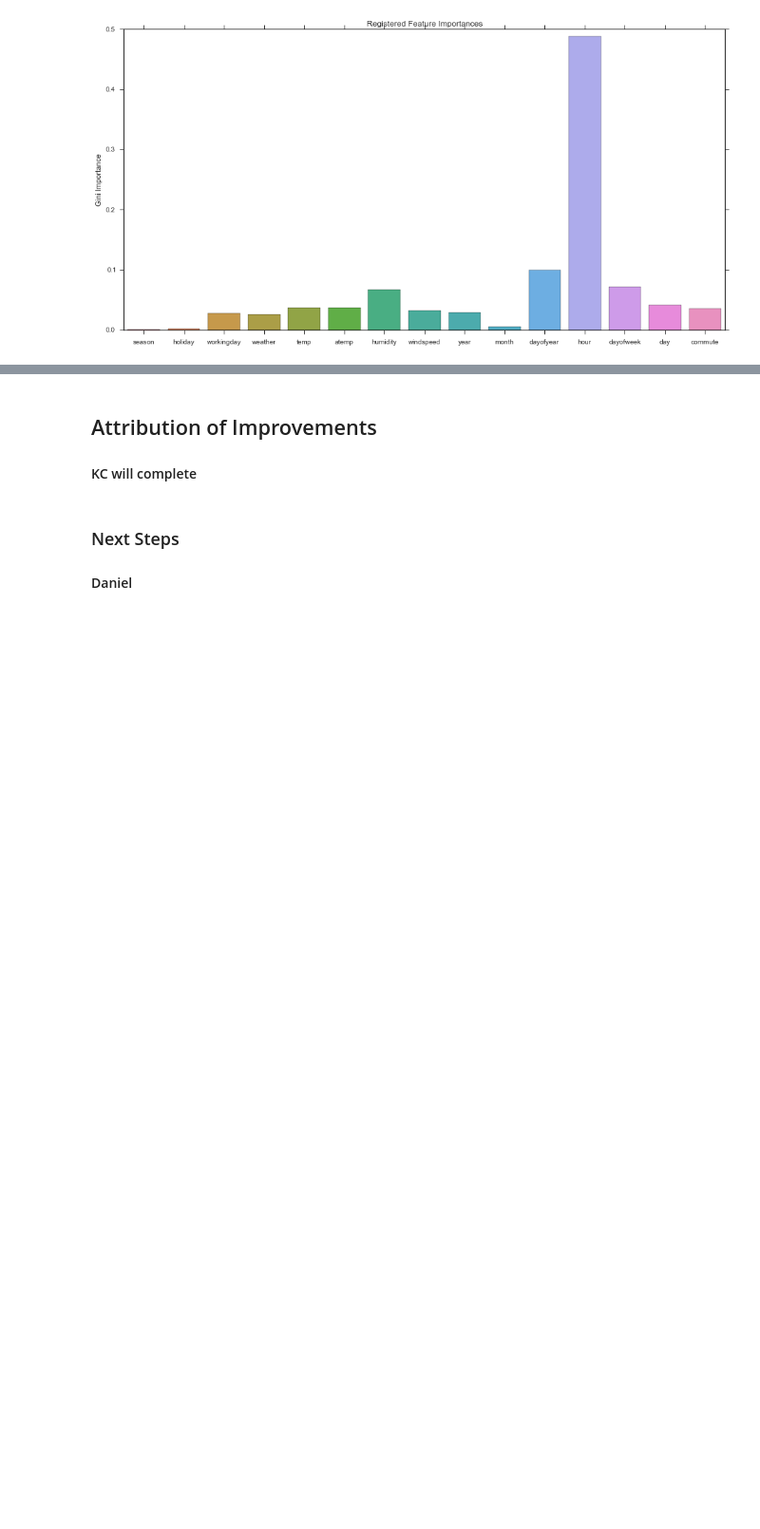
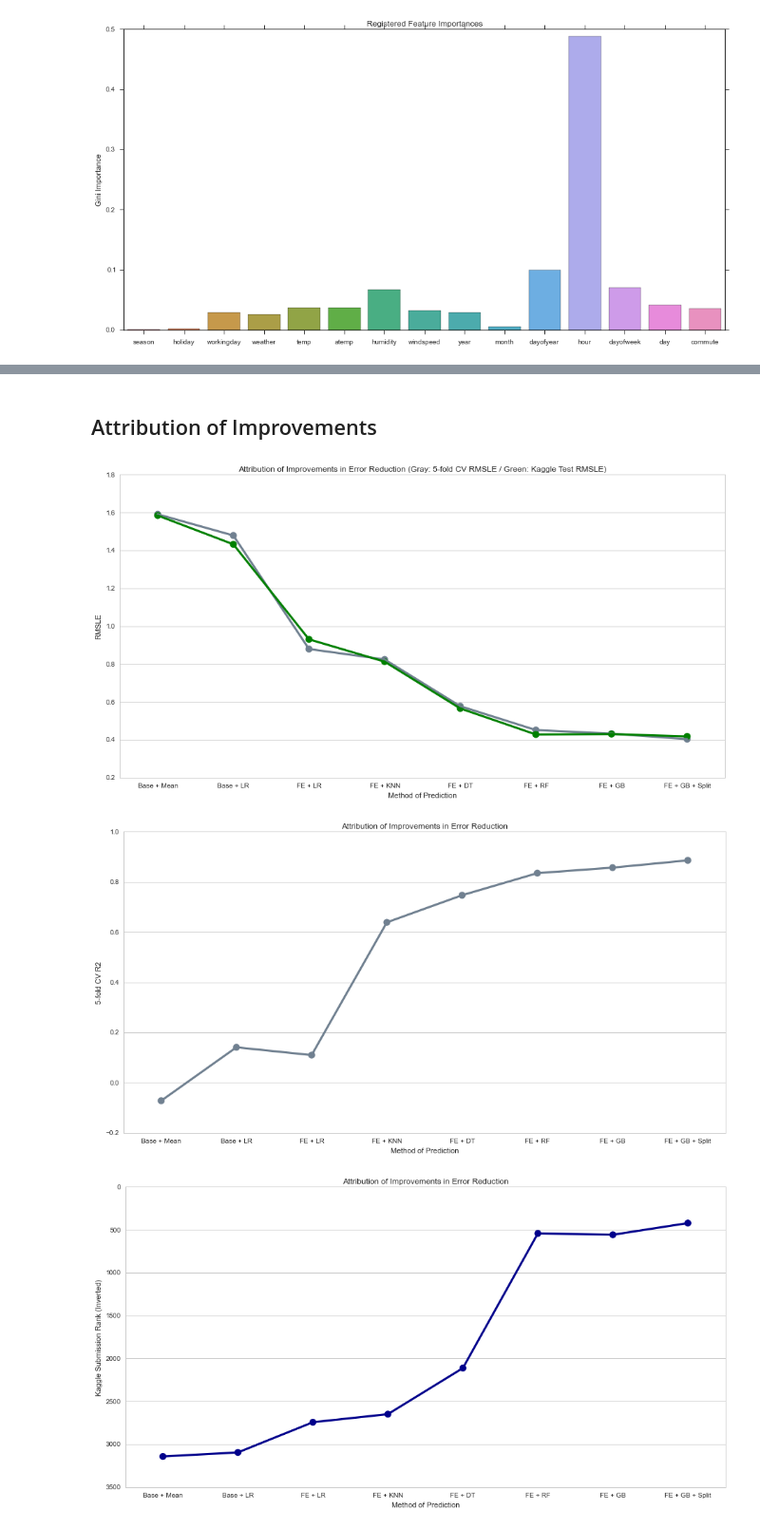
Before and after one commit to KonniamChan/ML_Projects_W207, a Jupyter notebook: project_bikesharing.ipynb, the cells around one changed output, grey strips where cells are left out. Shown at 95% size. Saved outputs shown, nothing was run; the diff lists cells and outputs as text; code cells hidden in the pictures; blank space fills up the shorter version.

```diff
--- a/project_bikesharing.ipynb
+++ b/project_bikesharing.ipynb
@@ -573,6 +466,2 @@ Total RMSLE: 0.404
 # %% [markdown]
 ## Attribution of Improvements
-#### KC will complete
-# %% [markdown]
-### Next Steps
-#### Daniel
@@ -593,0 +468,32 @@ df_submission.to_csv(out_path, index=False)
+# %%
+# We'll collect the CV errors and errors on the test set submission on Kaggle
+# 3252 susbmissions total
+attribution = pd.DataFrame({'reg_names': ['Base + Mean', 'Base + LR', 'FE + LR', 'FE + KNN', 'FE + DT', 'FE + RF', 'FE + GB', 'FE + GB + Split'],
+                            'cv_errors': [1.591, 1.479, 0.879, 0.824, 0.577, 0.451, 0.432, 0.403],
+                            'cv_R2': [-0.072, 0.141, 0.11, 0.639, 0.747, 0.835, 0.857, 0.886],
+                            'test_errors': [1.58456, 1.43234, 0.93024, 0.81236, 0.56517, 0.42757, 0.42977, 0.41741],
+                            'kaggle_rank': [3142, 3095, 2743, 2649, 2112, 542, 558, 422]})
+# Plot RMSLE
+plt.figure(figsize=(16,8))
+sns.pointplot(x='reg_names', y='cv_errors', data=attribution, color='slategrey')
+sns.pointplot(x='reg_names', y='test_errors', data=attribution, color='green')
+title = plt.title('Attribution of Improvements in Error Reduction (Gray: 5-fold CV RMSLE / Green: Kaggle Test RMSLE)')
+xlabel = plt.xlabel('Method of Prediction')
+ylabel = plt.ylabel("RMSLE")
+# Plot CV R2
+plt.figure(figsize=(16,8))
+sns.pointplot(x='reg_names', y='cv_R2', data=attribution, color='slategrey')
+title = plt.title('Attribution of Improvements in Error Reduction')
+xlabel = plt.xlabel('Method of Prediction')
+ylabel = plt.ylabel("5-fold CV R2")
+# Plot Kaggle rank
+plt.figure(figsize=(16,8))
+sns.pointplot(x='reg_names', y='kaggle_rank', data=attribution, color='darkblue')
+title = plt.title('Attribution of Improvements in Error Reduction')
+xlabel = plt.xlabel('Method of Prediction')
+ylabel = plt.ylabel("Kaggle Submission Rank (Inverted)")
+plt.gca().invert_yaxis()
+# %% [output]
+[figure, added]
+[figure, added]
+[figure, added]
```
Also changed, not shown: parts of 45 cells of this notebook.
